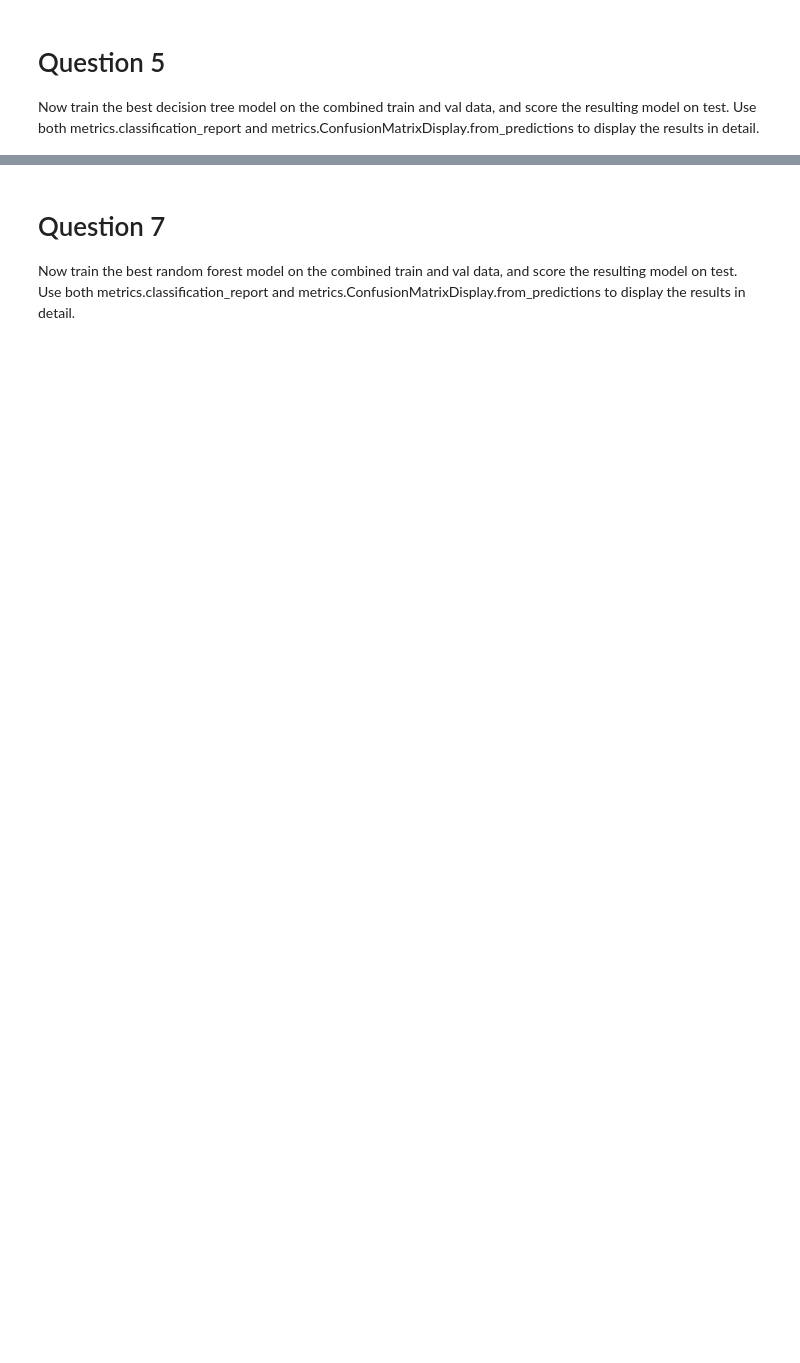
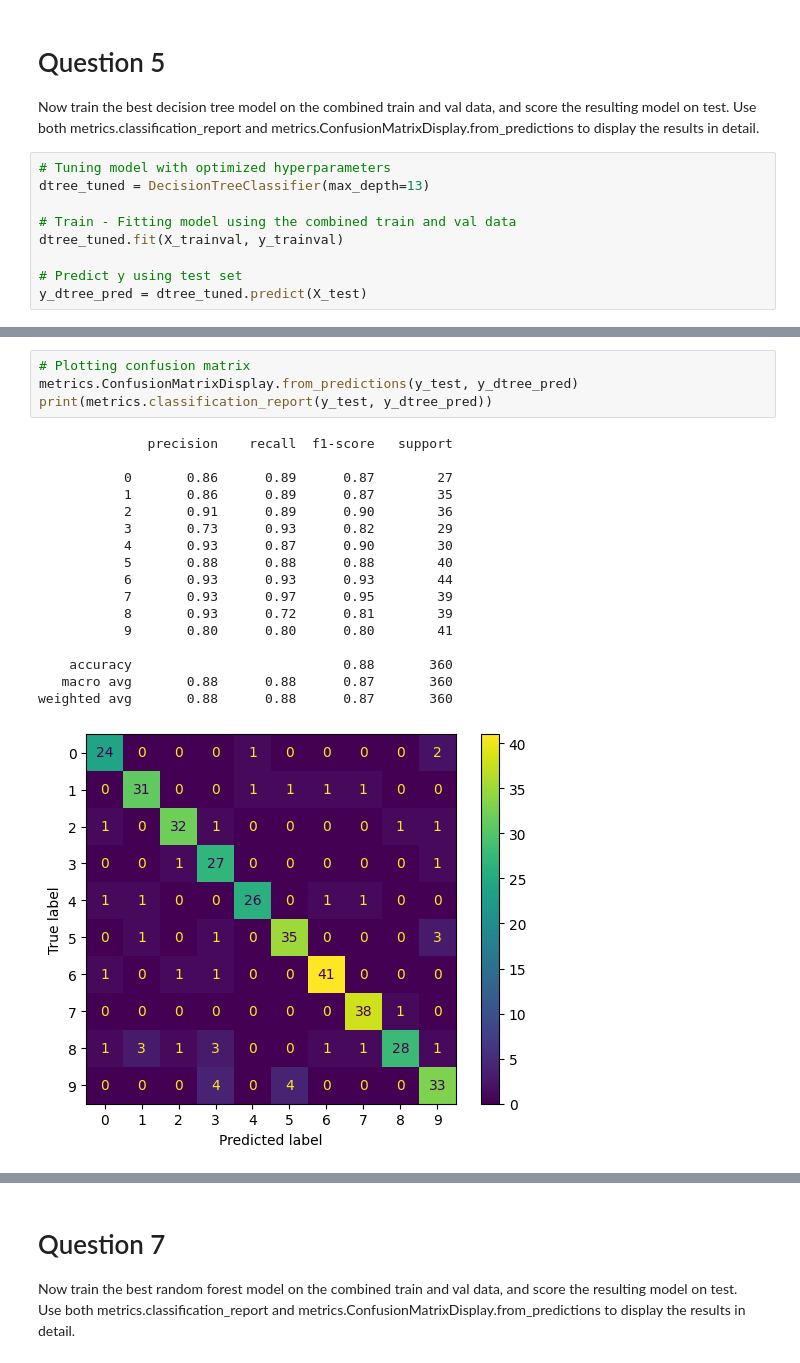
Before and after one commit to helenaglaring/aiml23_labs, a Jupyter notebook: LAB1_2023.ipynb, the cells around one changed output, grey strips where cells are left out. Saved outputs shown, nothing was run; the diff lists cells and outputs as text; blank space fills up the shorter version.

```diff
--- a/LAB1_2023.ipynb
+++ b/LAB1_2023.ipynb
@@ -180,3 +254,12 @@ Create a Decision Tree classifier for the digits data. Write a loop that tries v
 <h1>Question 5</h1>
 Now train the best decision tree model on the combined train and val data, and score the resulting model on test.
 Use both metrics.classification_report and metrics.ConfusionMatrixDisplay.from_predictions to display the results in detail.
+# %%
+# Tuning model with optimized hyperparameters
+dtree_tuned = DecisionTreeClassifier(max_depth=13)
+
+# Train - Fitting model using the combined train and val data
+dtree_tuned.fit(X_trainval, y_trainval)
+
+# Predict y using test set
+y_dtree_pred = dtree_tuned.predict(X_test)
@@ -183 +294,23 @@ Use both metrics.classification_report and metrics.ConfusionMatrixDisplay.from_p
+# %%
+# Plotting confusion matrix
+metrics.ConfusionMatrixDisplay.from_predictions(y_test, y_dtree_pred)
+print(metrics.classification_report(y_test, y_dtree_pred))
+# %% [output]
+              precision    recall  f1-score   support
+
+           0       0.86      0.89      0.87        27
+           1       0.86      0.89      0.87        35
+           2       0.91      0.89      0.90        36
+           3       0.73      0.93      0.82        29
+           4       0.93      0.87      0.90        30
+           5       0.88      0.88      0.88        40
+           6       0.93      0.93      0.93        44
+           7       0.93      0.97      0.95        39
+           8       0.93      0.72      0.81        39
+           9       0.80      0.80      0.80        41
+
+    accuracy                           0.88       360
+   macro avg       0.88      0.88      0.87       360
+weighted avg       0.88      0.88      0.87       360
+[figure, added]
 # %% [markdown]
```
Also changed, not shown: parts of 32 cells of this notebook, 1 other file.
